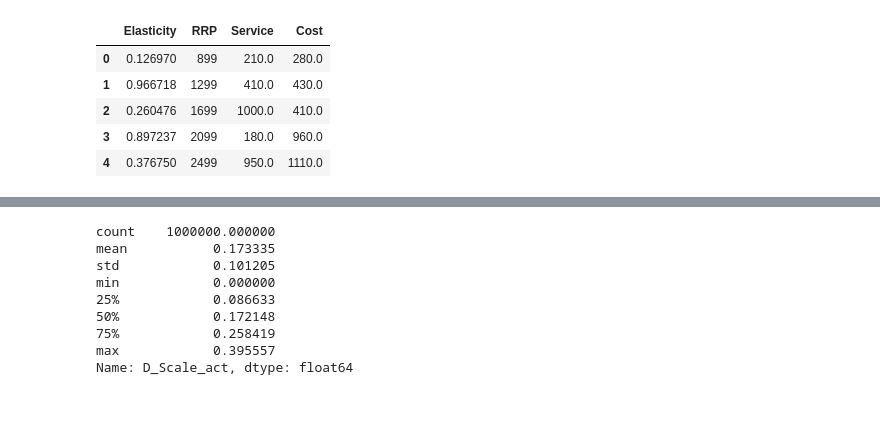
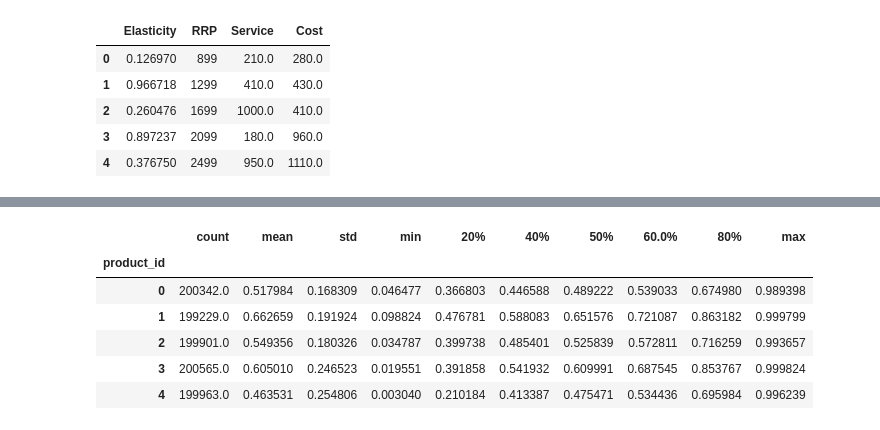
Before and after one commit to zhongjiahang/PyGMO_tutorial, a Jupyter notebook: 1_Simulate_Data.ipynb, the cells around one changed output, grey strips where cells are left out. Cells and saved outputs as stored; diff of their text form; code cells hidden in the pictures.

```diff
--- a/1_Simulate_Data.ipynb
+++ b/1_Simulate_Data.ipynb
@@ -69,18 +71,6 @@ df_customer.loc[:, 'customer_id']=df_customer.index
 df_customer.loc[:, 'product_id']= np.random.randint(0, len(df_prod), len(df_customer))
 
 df = pd.merge(df_customer, df_prod, on='product_id').sort_values('customer_id')
-# %%
-df['D_Scale_act'].describe()
-# %% [output]
-count    1000000.000000
-mean           0.173335
-std            0.101205
-min            0.000000
-25%            0.086633
-50%            0.172148
-75%            0.258419
-max            0.395557
-Name: D_Scale_act, dtype: float64
 # %%
 def calculate_prob(df, discount_values):
     df.loc[:, 'BaseProb'] =  df.eval('x_c0*exp(-(((AvgPrice-RRP)/1./AvgPrice)**2))')  # x_c0: customer base scale
@@ -92,3 +88,13 @@ def calculate_prob(df, discount_values):
+# %%
+df.groupby('product_id')['Probability'].describe(percentiles=np.arange(0.2, 1., 0.2))
+# %% [output]
+|  | count | mean | std | min | 20% | 40% | 50% | 60.0% | 80% | max |
+| product_id |  |  |  |  |  |  |  |  |  |  |
+| 0 | 200342.0 | 0.517984 | 0.168309 | 0.046477 | 0.366803 | 0.446588 | 0.489222 | 0.539033 | 0.674980 | 0.989398 |
+| 1 | 199229.0 | 0.662659 | 0.191924 | 0.098824 | 0.476781 | 0.588083 | 0.651576 | 0.721087 | 0.863182 | 0.999799 |
+| 2 | 199901.0 | 0.549356 | 0.180326 | 0.034787 | 0.399738 | 0.485401 | 0.525839 | 0.572811 | 0.716259 | 0.993657 |
+| 3 | 200565.0 | 0.605010 | 0.246523 | 0.019551 | 0.391858 | 0.541932 | 0.609991 | 0.687545 | 0.853767 | 0.999824 |
+| 4 | 199963.0 | 0.463531 | 0.254806 | 0.003040 | 0.210184 | 0.413387 | 0.475471 | 0.534436 | 0.695984 | 0.996239 |
 # %%
 cols_grpby = ['product_id']
 scan_propensity = []
```
Also changed, not shown: parts of 11 cells of this notebook, 4 other files.
